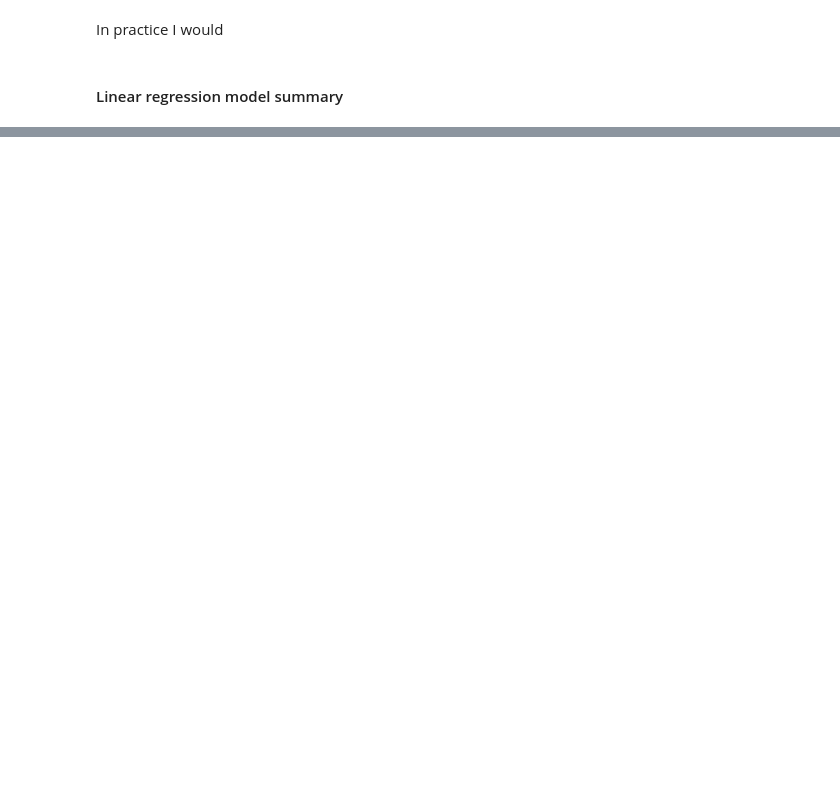
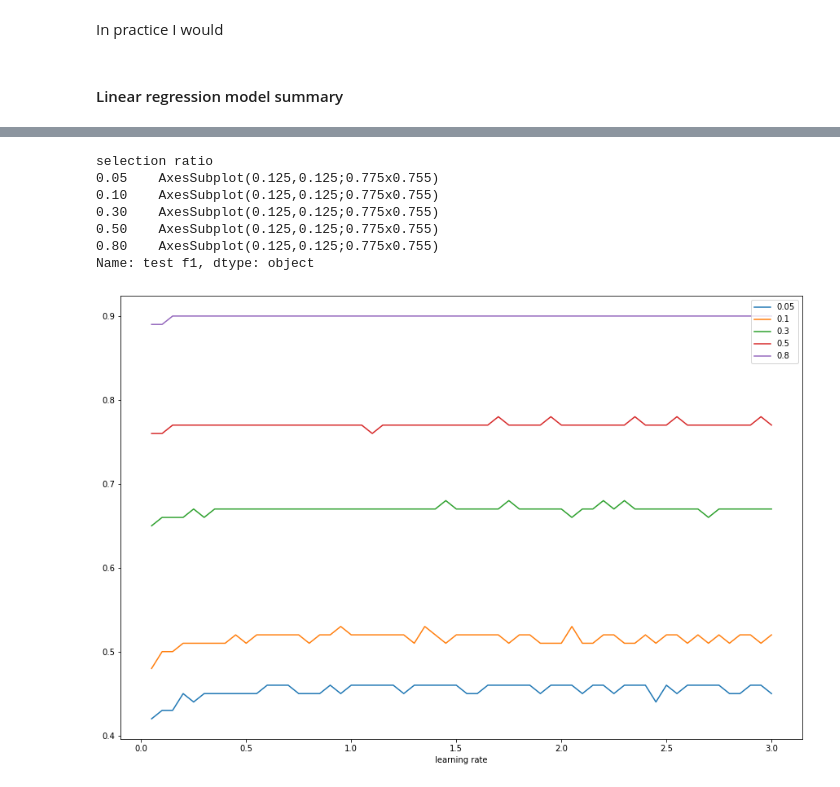
Before and after one commit to SarahMcEliece/DTSA-5509-Supervised-Learning, a Jupyter notebook: Supervised Learning Final- Methods Adverse Impact Comparison.ipynb, the cells around one changed output, grey strips where cells are left out. Saved outputs shown, nothing was run; the diff lists cells and outputs as text; code cells hidden in the pictures; blank space fills up the shorter version.

```diff
--- a/Supervised Learning Final- Methods Adverse Impact Comparison.ipynb
+++ b/Supervised Learning Final- Methods Adverse Impact Comparison.ipynb
@@ -310,0 +513,12 @@ In practice I would
+# %%
+fig = plt.figure(figsize=(15,10))
+learning_ada.groupby('selection ratio')['test f1'].plot(legend=True)
+# %% [output]
+selection ratio
+0.05    AxesSubplot(0.125,0.125;0.775x0.755)
+0.10    AxesSubplot(0.125,0.125;0.775x0.755)
+0.30    AxesSubplot(0.125,0.125;0.775x0.755)
+0.50    AxesSubplot(0.125,0.125;0.775x0.755)
+0.80    AxesSubplot(0.125,0.125;0.775x0.755)
+Name: test f1, dtype: object
+[figure, added]
```
Also changed, not shown: parts of 79 cells of this notebook, 7 other files.
